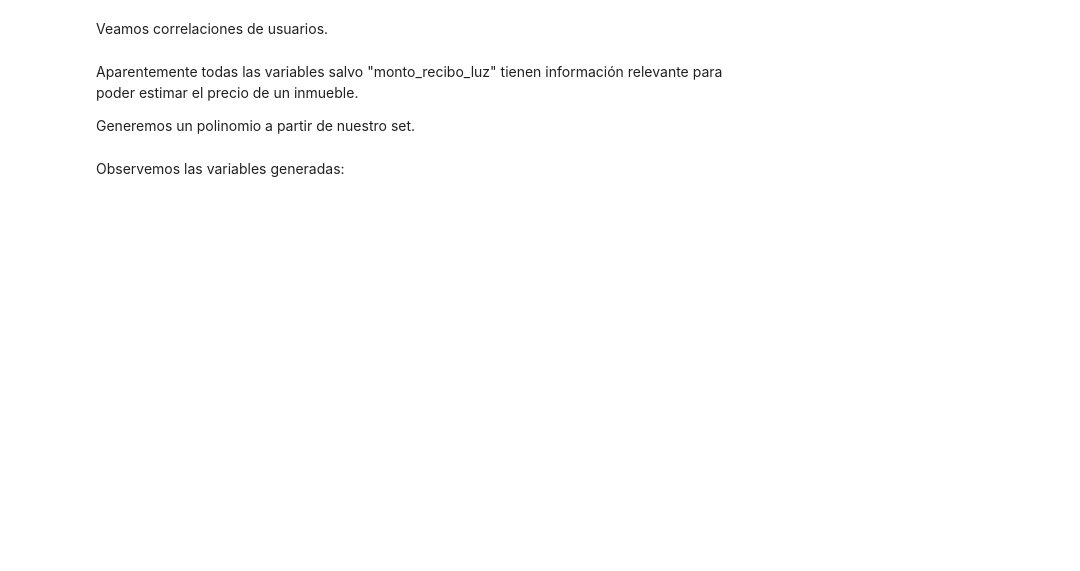
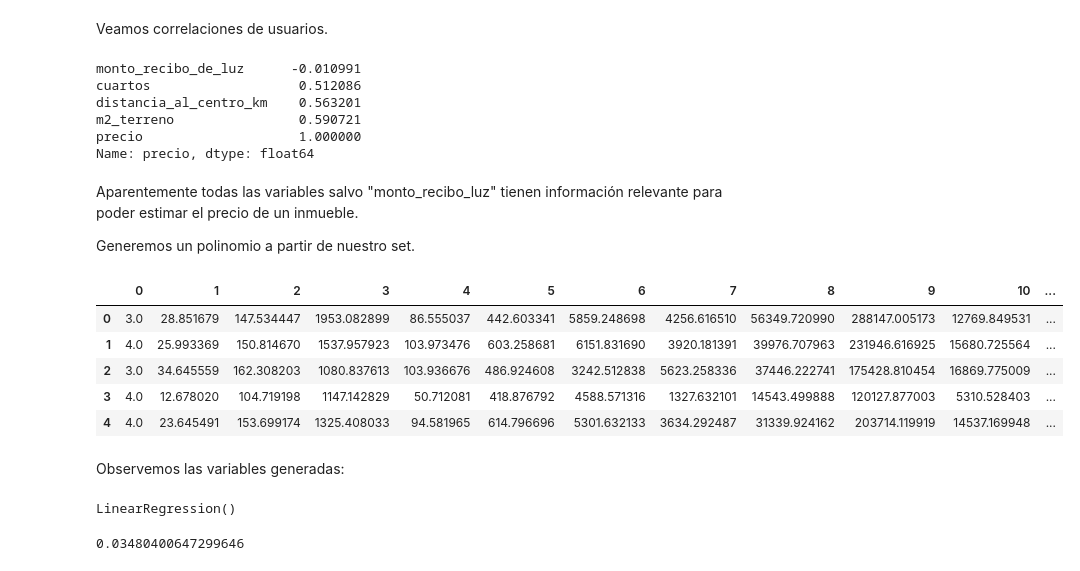
Before and after one commit to HectorH06/Data-Proc-Lab, a Jupyter notebook: Material/clase_[12, 0]_012025.ipynb, the cells around one changed output. Cells and saved outputs as stored; diff of their text form; code cells hidden in the pictures; blank space fills up the shorter version.

```diff
--- a/Material/clase_[12, 0]_012025.ipynb
+++ b/Material/clase_[12, 0]_012025.ipynb
@@ -79,11 +88,35 @@ df = pd.read_csv('actividad_10,1a.csv')
 # %% [markdown]
 Veamos correlaciones de usuarios.
+# %%
+df.corr()['precio'].sort_values()
+# %% [output]
+monto_recibo_de_luz      -0.010991
+cuartos                   0.512086
+distancia_al_centro_km    0.563201
+m2_terreno                0.590721
+precio                    1.000000
+Name: precio, dtype: float64
 # %% [markdown]
 Aparentemente todas las variables salvo "monto_recibo_luz" tienen información relevante para poder estimar el precio de un inmueble.
 
 
 Generemos un polinomio a partir de nuestro set.
+# %%
+poly = PolynomialFeatures(degree=3, interaction_only=True, include_bias=False)
 # %%
 # Separando predictores de response
+response = ['precio']
+predictores = [c for c in df if c not in response]
+# %%
+df_poly = pd.DataFrame(poly.fit_transform(df[predictores]))
+# %%
+df_poly.head()
+# %% [output]
+|  | 0 | 1 | 2 | 3 | 4 | 5 | 6 | 7 | 8 | 9 | 10 | ... |
+| 0 | 3.0 | 28.851679 | 147.534447 | 1953.082899 | 86.555037 | 442.603341 | 5859.248698 | 4256.616510 | 56349.720990 | 288147.005173 | 12769.849531 | ... |
+| 1 | 4.0 | 25.993369 | 150.814670 | 1537.957923 | 103.973476 | 603.258681 | 6151.831690 | 3920.181391 | 39976.707963 | 231946.616925 | 15680.725564 | ... |
+| 2 | 3.0 | 34.645559 | 162.308203 | 1080.837613 | 103.936676 | 486.924608 | 3242.512838 | 5623.258336 | 37446.222741 | 175428.810454 | 16869.775009 | ... |
+| 3 | 4.0 | 12.678020 | 104.719198 | 1147.142829 | 50.712081 | 418.876792 | 4588.571316 | 1327.632101 | 14543.499888 | 120127.877003 | 5310.528403 | ... |
+| 4 | 4.0 | 23.645491 | 153.699174 | 1325.408033 | 94.581965 | 614.796696 | 5301.632133 | 3634.292487 | 31339.924162 | 203714.119919 | 14537.169948 | ... |
 # %% [markdown]
 Observemos las variables generadas:
@@ -89,0 +138,4 @@ Observemos las variables generadas:
+# %%
+model.fit(train_x_norm, train_y)
+# %% [output]
+LinearRegression()
@@ -90,2 +145,6 @@ Observemos las variables generadas:
 # %%
 # Errores
+error1 = mean_absolute_percentage_error(y_pred=test_scores, y_true=test_y)
+error1
+# %% [output]
+0.03480400647299646
```
Also changed, not shown: parts of 7 cells of this notebook.
